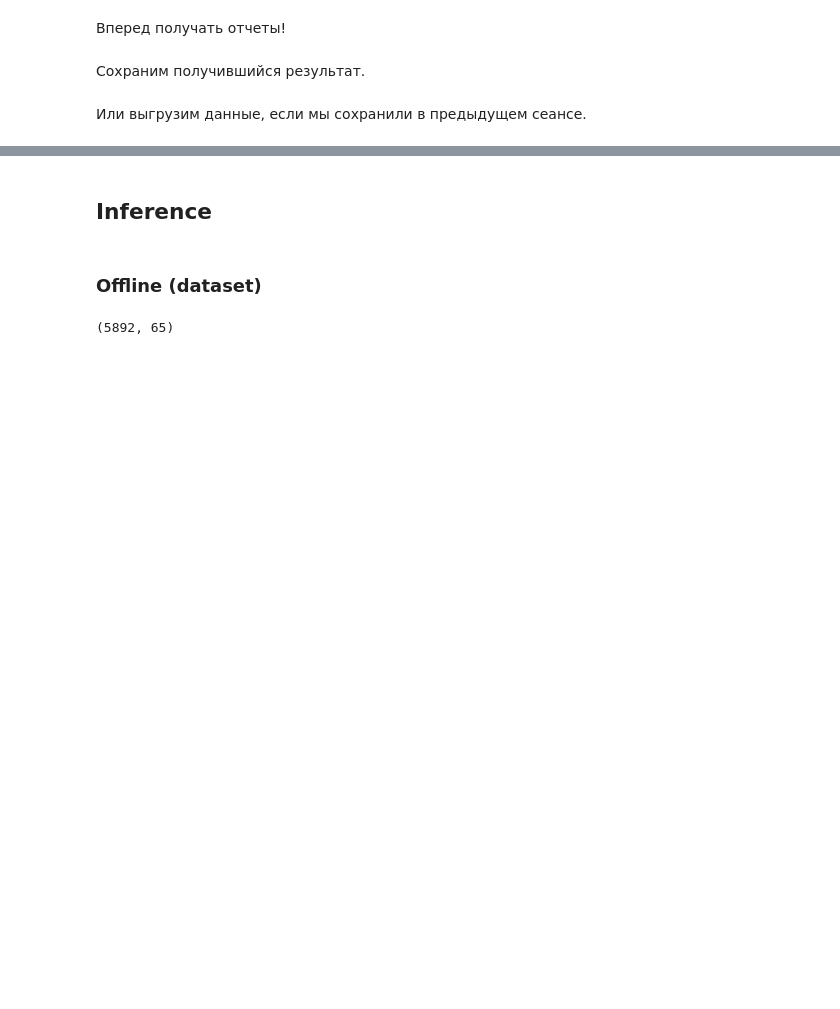
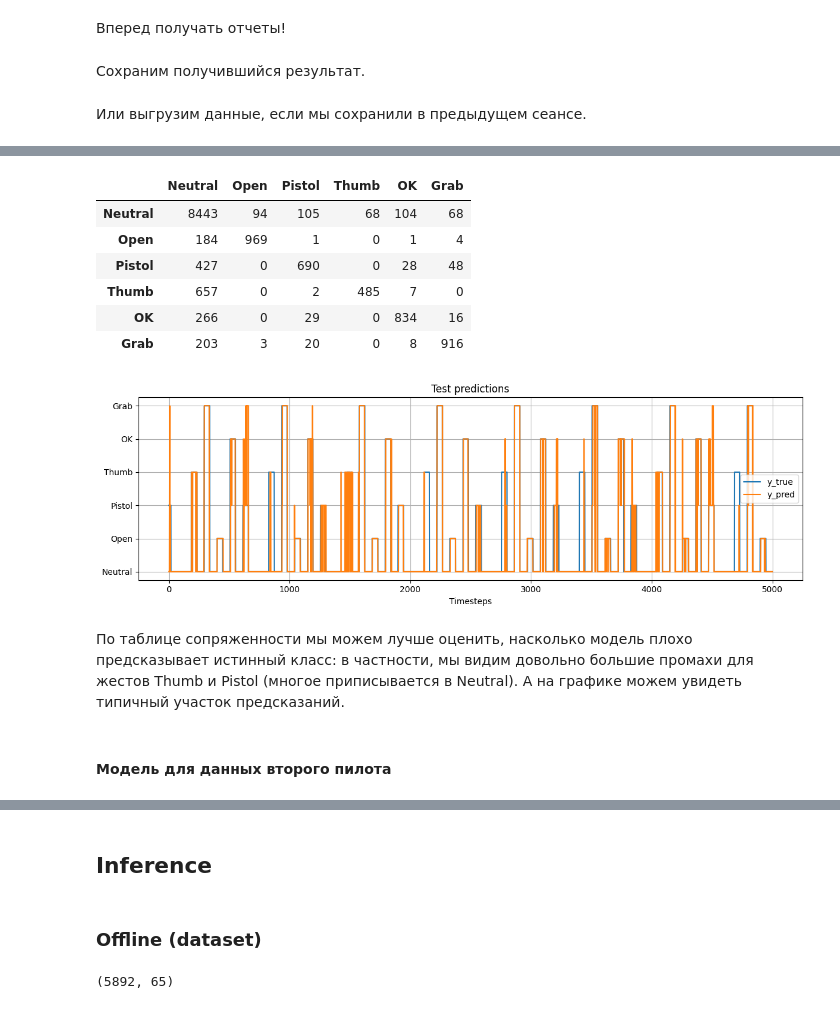
Before and after one commit to khav-i/Work-with-OMG-sensors-data, a Jupyter notebook: general_models.ipynb, the cells around one changed output, grey strips where cells are left out. Saved outputs shown, nothing was run; the diff lists cells and outputs as text; code cells hidden in the pictures; blank space fills up the shorter version.

Commit message:
modeling chapter upd

```diff
--- a/general_models.ipynb
+++ b/general_models.ipynb
@@ -1249,7 +1251,7 @@ first_pilot_loaded_dict = npy2dict(prefix='p1')
 second_pilot_loaded_dict = npy2dict(prefix='p2')
 third_pilot_loaded_dict = npy2dict(prefix='p3')
 fourth_pilot_loaded_dict = npy2dict(prefix='p4')
-gm_loaded_dict = npy2dict(prefix='g')
+gm_loaded_dict = npy2dict(prefix='gm')
 
 # Соберем их снова в список
 loaded_dictionaries = [
@@ -1580,0 +1479,34 @@ from IPython.display import clear_output
+# %%
+def get_preds_plot(y_true, y_preds, start=0, end=3000):
+    """Функция для визуализации предсказаний
+
+    Args:
+        y_true (ndarray): истинный вектор целевой переменной.
+        y_preds (ndarray): предсказанный вектор целевой переменной.
+        start (int, optional): начальная точка визуализируемого интервала.
+        Defaults to 0.
+        end (int, optional): конечная точка визуализируемого интервала.
+        Defaults to 3000.
+    """
+    plt.figure(figsize=(12, 4))
+    plt.plot(y_true[start:end],  c='C0', label='y_true')
+    plt.plot(y_preds[start:end], c='C1', label='y_pred')
+
+    plt.yticks(np.arange(len(GESTURES)), GESTURES)
+    plt.grid()
+    plt.xlabel('Timesteps')
+    plt.legend()
+    plt.title('Test predictions')
+    plt.tight_layout()
+
+
+def get_contingency_table(true, preds):
+    """Функция для вывода таблицы сопряженности
+
+    Args:
+        true (ndarray): истинный вектор целевой переменной.
+        preds (ndarray): предсказанный вектор целевой переменной.
+    """
+    ct = pd.crosstab(true, preds.reshape(-1))
+    ct.index = ct.columns = GESTURES
+    display(ct)
@@ -1580,0 +1515,6 @@ from IPython.display import clear_output
+# %%
+%%time
+X_train_p1, X_test_p1, y_train_p1, y_test_p1 = loaded_dictionaries[0]['ce_p1_data_ax_ar']
+model.fit(X_train_p1, y_train_p1)
+preds_train_p1 = model.predict(X_train_p1)
+preds_test_p1 = model.predict(X_test_p1)
@@ -1580,0 +1524,16 @@ from IPython.display import clear_output
+# %%
+get_contingency_table(y_test_p1, preds_test_p1)
+get_preds_plot(y_test_p1, preds_test_p1, start=0, end=5000)
+# %% [output]
+|  | Neutral | Open | Pistol | Thumb | OK | Grab |
+| Neutral | 8443 | 94 | 105 | 68 | 104 | 68 |
+| Open | 184 | 969 | 1 | 0 | 1 | 4 |
+| Pistol | 427 | 0 | 690 | 0 | 28 | 48 |
+| Thumb | 657 | 0 | 2 | 485 | 7 | 0 |
+| OK | 266 | 0 | 29 | 0 | 834 | 16 |
+| Grab | 203 | 3 | 20 | 0 | 8 | 916 |
+[figure, added]
+# %% [markdown]
+По таблице сопряженности мы можем лучше оценить, насколько модель плохо предсказывает истинный класс: в частности, мы видим довольно большие промахи для жестов Thumb и Pistol (многое приписывается в Neutral). А на графике можем увидеть типичный участок предсказаний.
+# %% [markdown]
+#### Модель для данных второго пилота
```
Also changed, not shown: parts of 64 cells of this notebook.
